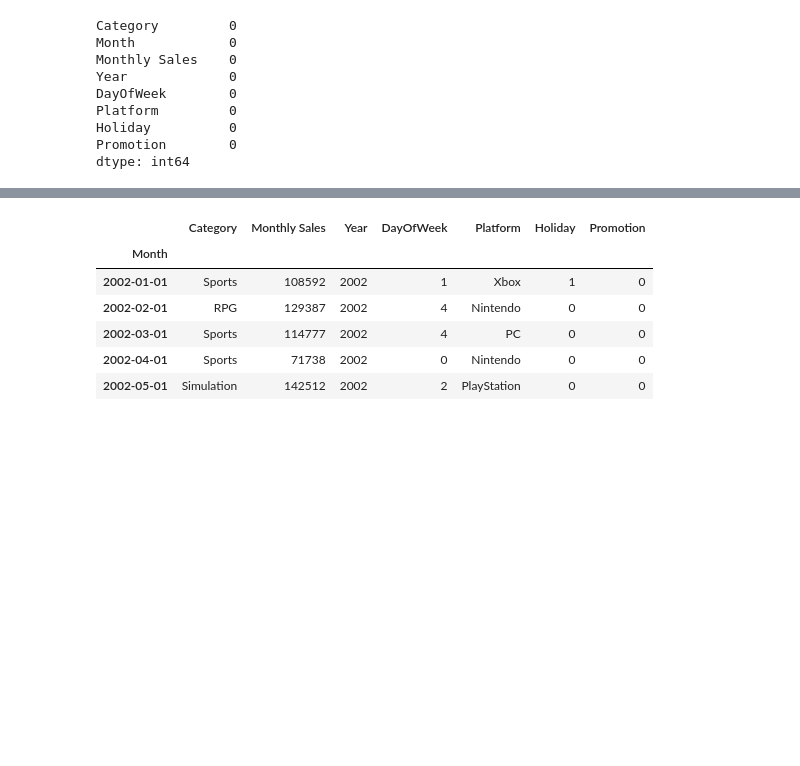
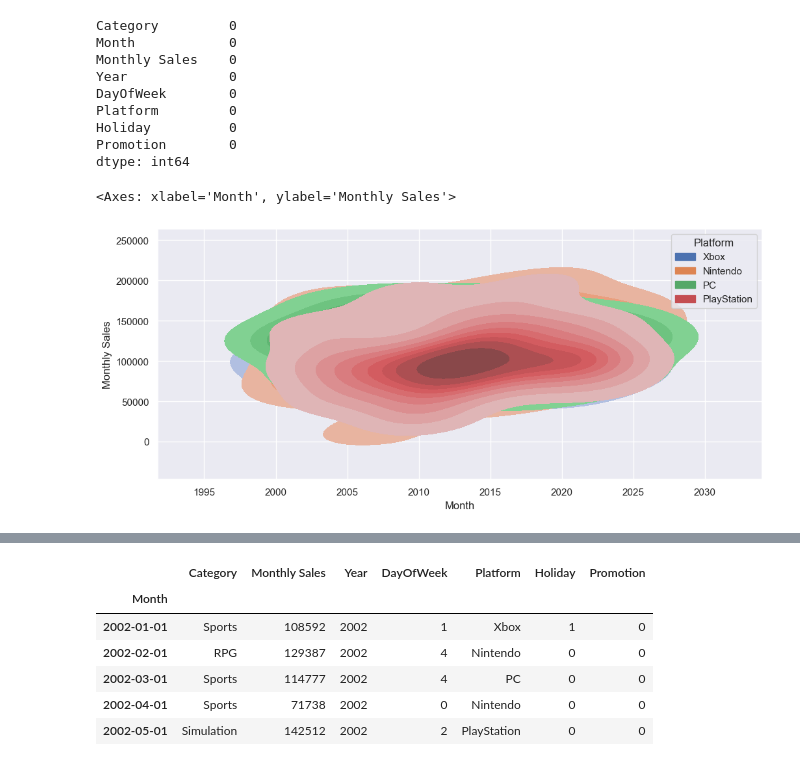
Before and after one commit to Opeojo/video-game-sales-forecast, a Jupyter notebook: sales-forecasting.ipynb, the cells around one changed output, grey strips where cells are left out. Saved outputs shown, nothing was run; the diff lists cells and outputs as text; code cells hidden in the pictures; blank space fills up the shorter version.

```diff
--- a/sales-forecasting.ipynb
+++ b/sales-forecasting.ipynb
@@ -58,3 +58,8 @@ dtype: int64
 # %%
 # Convert Month column to datetime object
 sales_data['Month'] = pd.to_datetime(sales_data['Month'])
+# %%
+sns.kdeplot(sales_data, x='Month', y='Monthly Sales',  hue='Platform', fill=True)
+# %% [output]
+<Axes: xlabel='Month', ylabel='Monthly Sales'>
+[figure, added]
```
Also changed, not shown: parts of 2 cells of this notebook, 2 other files.
